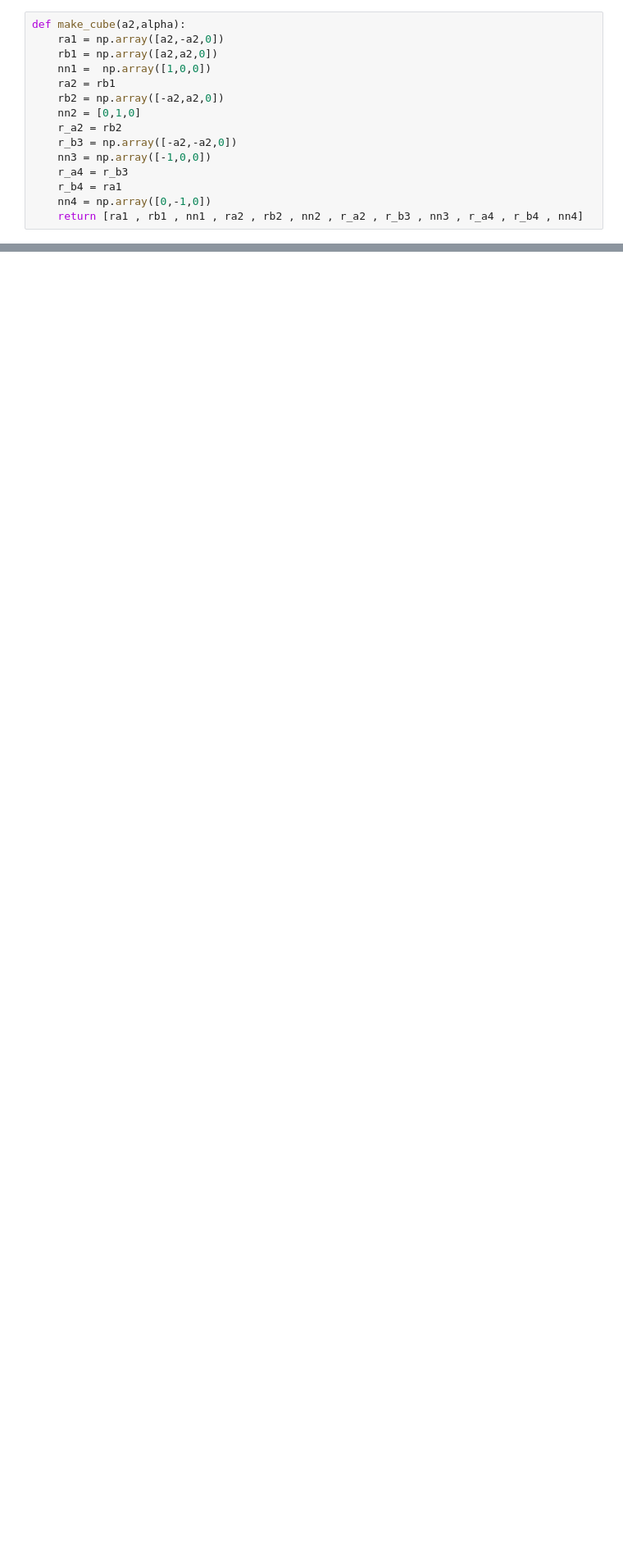
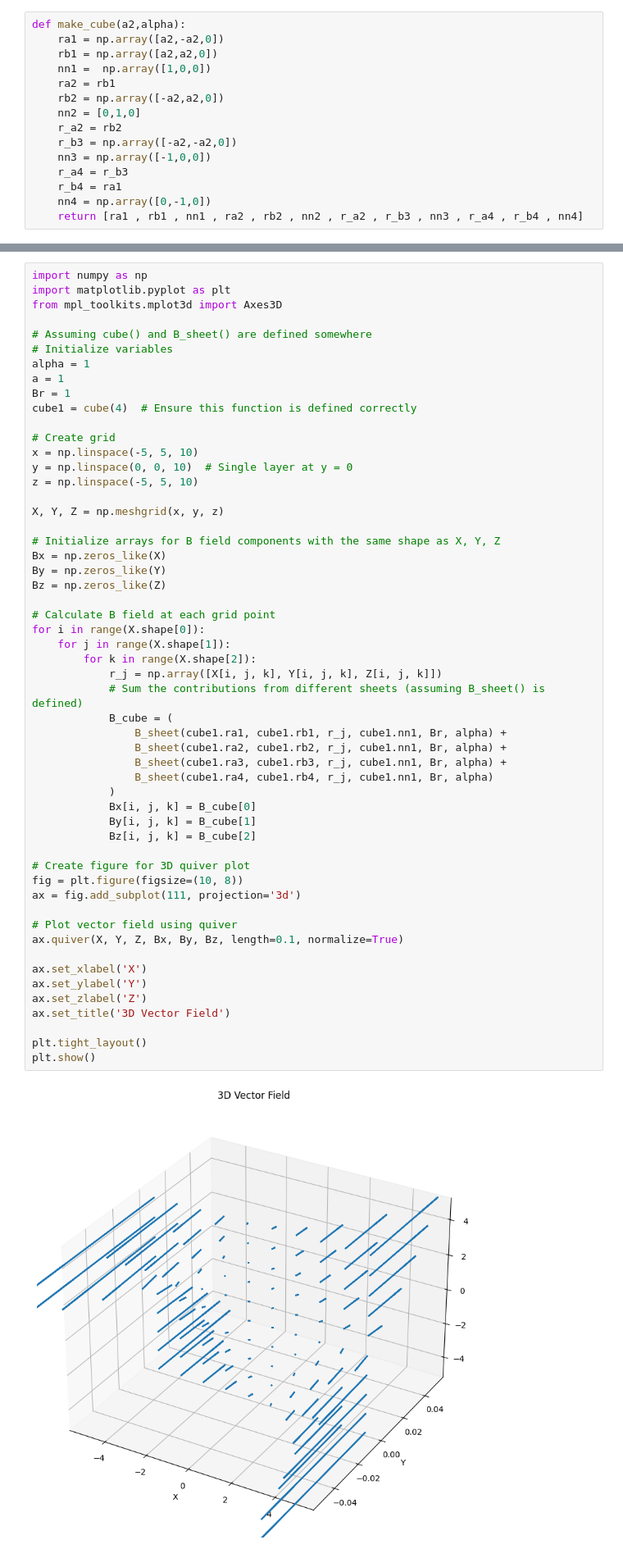
Before and after one commit to benfox4543/YB-zeeman-slower, a Jupyter notebook: mag_prof.ipynb, the cells around one changed output, grey strips where cells are left out. Shown at 82% size. Cells and saved outputs as stored; diff of their text form; blank space fills up the shorter version.

```diff
--- a/mag_prof.ipynb
+++ b/mag_prof.ipynb
@@ -211,0 +242,56 @@ array([-46900.8300641 , -46900.8300172 , -46900.83001722])
+# %%
+import numpy as np
+import matplotlib.pyplot as plt
+from mpl_toolkits.mplot3d import Axes3D
+
+# Assuming cube() and B_sheet() are defined somewhere
+# Initialize variables
+alpha = 1
+a = 1
+Br = 1
+cube1 = cube(4)  # Ensure this function is defined correctly
+
+# Create grid
+x = np.linspace(-5, 5, 10)
+y = np.linspace(0, 0, 10)  # Single layer at y = 0
+z = np.linspace(-5, 5, 10)
+
+X, Y, Z = np.meshgrid(x, y, z)
+
+# Initialize arrays for B field components with the same shape as X, Y, Z
+Bx = np.zeros_like(X)
+By = np.zeros_like(Y)
+Bz = np.zeros_like(Z)
+
+# Calculate B field at each grid point
+for i in range(X.shape[0]):
+    for j in range(X.shape[1]):
+        for k in range(X.shape[2]):
+            r_j = np.array([X[i, j, k], Y[i, j, k], Z[i, j, k]])
+            # Sum the contributions from different sheets (assuming B_sheet() is defined)
+            B_cube = (
+                B_sheet(cube1.ra1, cube1.rb1, r_j, cube1.nn1, Br, alpha) +
+                B_sheet(cube1.ra2, cube1.rb2, r_j, cube1.nn1, Br, alpha) +
+                B_sheet(cube1.ra3, cube1.rb3, r_j, cube1.nn1, Br, alpha) +
+                B_sheet(cube1.ra4, cube1.rb4, r_j, cube1.nn1, Br, alpha)
+            )
+            Bx[i, j, k] = B_cube[0]
+            By[i, j, k] = B_cube[1]
+            Bz[i, j, k] = B_cube[2]
+
+# Create figure for 3D quiver plot
+fig = plt.figure(figsize=(10, 8))
+ax = fig.add_subplot(111, projection='3d')
+
+# Plot vector field using quiver
+ax.quiver(X, Y, Z, Bx, By, Bz, length=0.1, normalize=True)
+
+ax.set_xlabel('X')
+ax.set_ylabel('Y')
+ax.set_zlabel('Z')
+ax.set_title('3D Vector Field')
+
+plt.tight_layout()
+plt.show()
+# %% [output]
+[figure, added]
```
Also changed, not shown: parts of 13 cells of this notebook, 1 other file.
